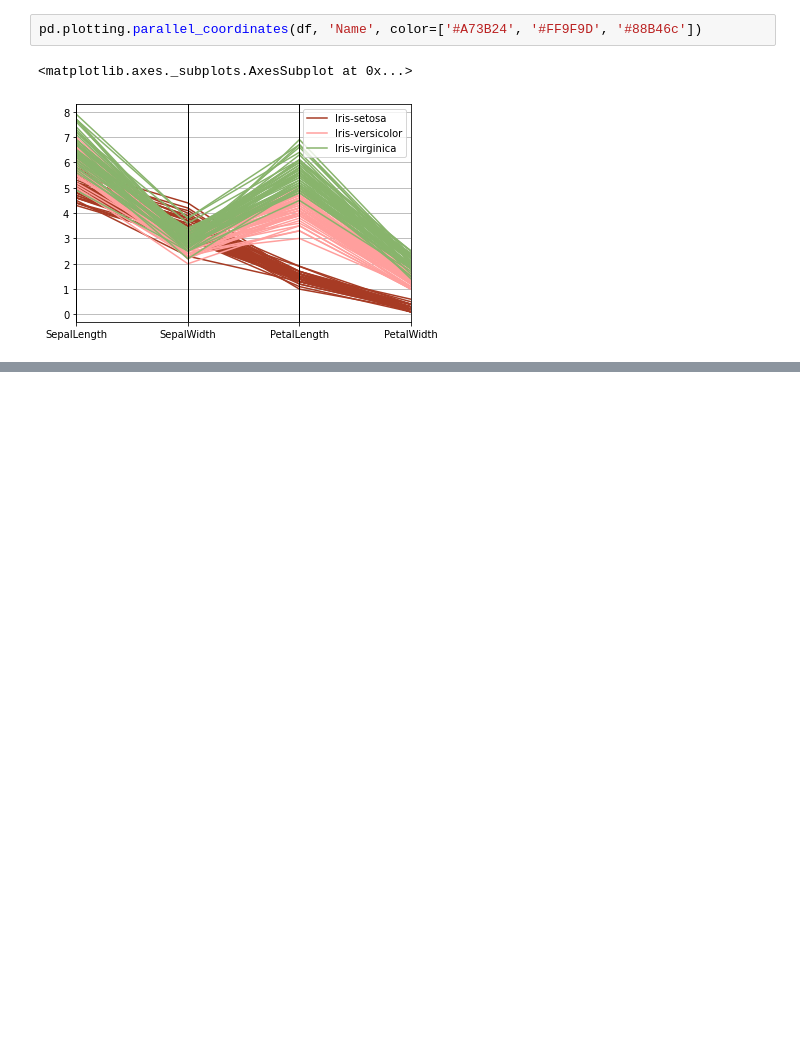
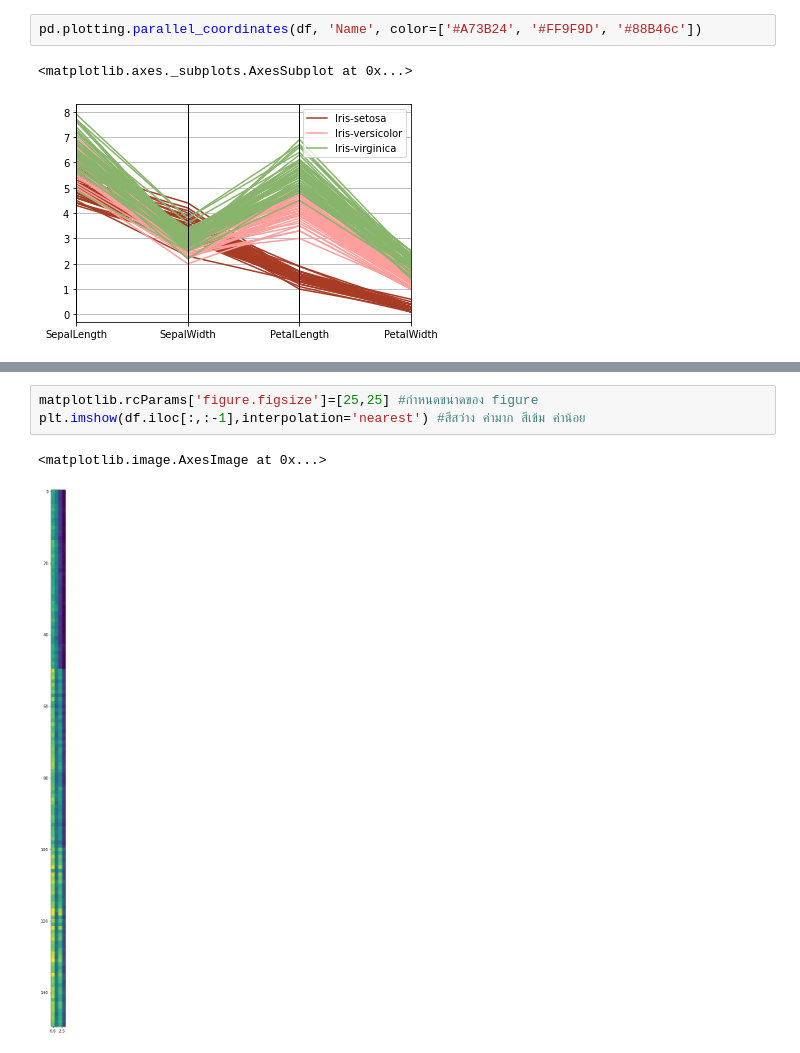
Before and after one commit to sujiraa/BasicProg_DataViz65, a Jupyter notebook: DataViz01_Table_Data.ipynb, the cells around one changed output, grey strips where cells are left out. Drawn from its saved outputs; the diff is of its cells as text; blank space fills up the shorter version.

```diff
--- a/DataViz01_Table_Data.ipynb
+++ b/DataViz01_Table_Data.ipynb
@@ -73,0 +85,6 @@ pd.plotting.parallel_coordinates(df, 'Name', color=['#A73B24', '#FF9F9D', '#88B4
+# %%
+matplotlib.rcParams['figure.figsize']=[25,25] #กำหนดขนาดของ figure
+plt.imshow(df.iloc[:,:-1],interpolation='nearest') #สีสว่าง ค่ามาก สีเข้ม ค่าน้อย
+# %% [output]
+<matplotlib.image.AxesImage at 0x...>
+[figure, added]
```
Also changed, not shown: parts of 12 cells of this notebook.
